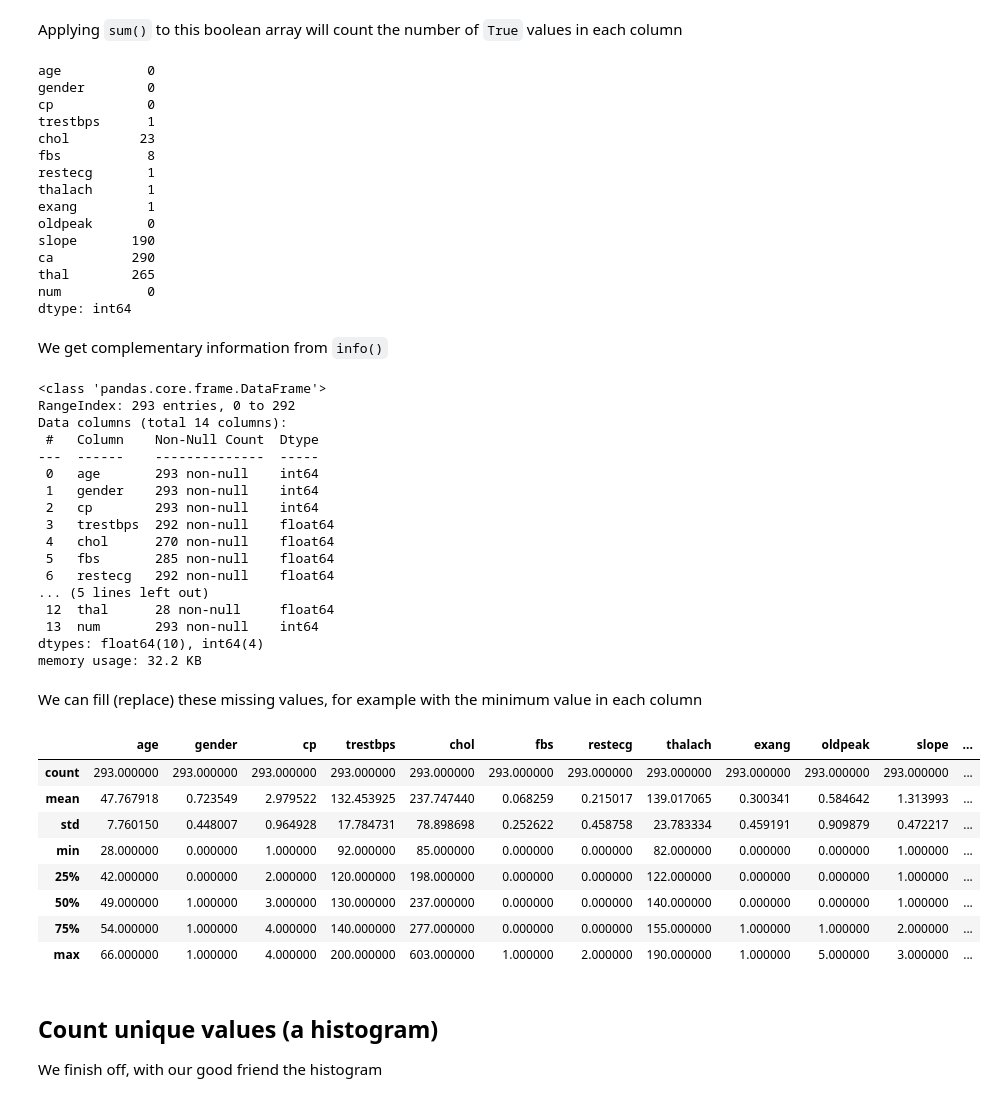
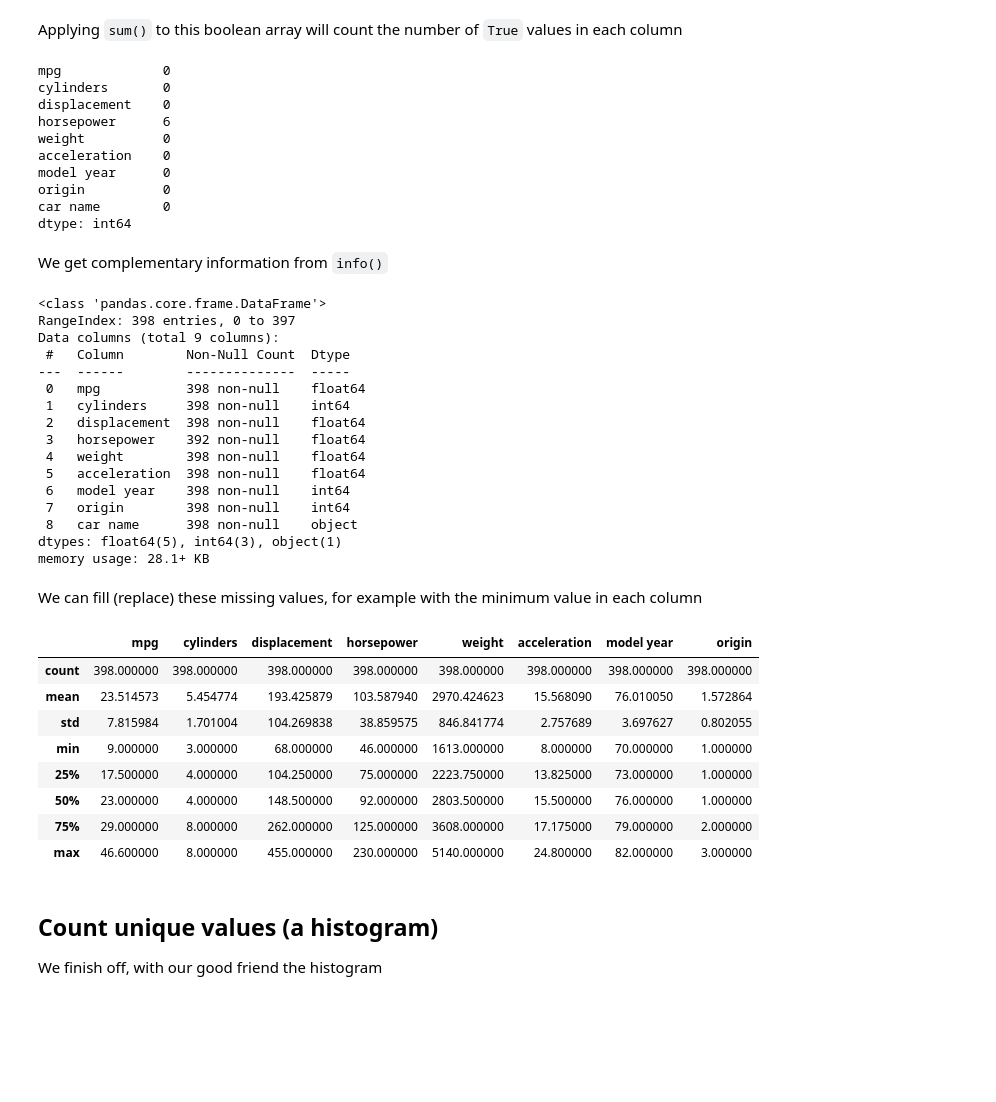
Before and after one commit to ENSF611/lab0-data-and-visualization-review-itadityaa, a Jupyter notebook: lab0-pandas.ipynb, the cells around one changed output. Cells and saved outputs as stored; diff of their text form; code cells hidden in the pictures; blank space fills up the shorter version.

```diff
--- a/lab0-pandas.ipynb
+++ b/lab0-pandas.ipynb
@@ -365,3 +331,5 @@ dtype: object
+# %%
+data = pd.read_csv('C:/Users/imaro/OneDrive/Desktop/ENSF 611/Lab 0/auto-mpg.data', names=column_names, sep=r'\s+', na_values='?')
 # %% [markdown]
 This worked nicely. Now we can describe all columns, meaning printing basic statistics. Note that by default Pandas ignores NaN, whereas Numpy does not.
 # %%
@@ -411,20 +380,15 @@ Applying `sum()` to this boolean array will count the number of `True` values in
 # %%
 data.isnull().sum()
 # %% [output]
-age           0
-gender        0
-cp            0
-trestbps      1
-chol         23
-fbs           8
-restecg       1
-thalach       1
-exang         1
-oldpeak       0
-slope       190
-ca          290
-thal        265
-num           0
+mpg             0
+cylinders       0
+displacement    0
+horsepower      6
+weight          0
+acceleration    0
+model year      0
+origin          0
+car name        0
 dtype: int64
 # %% [markdown]
 We get complementary information from `info()`
@@ -432,36 +396,36 @@ We get complementary information from `info()`
 data.info()
 # %% [output]
 <class 'pandas.core.frame.DataFrame'>
-RangeIndex: 293 entries, 0 to 292
-Data columns (total 14 columns):
- #   Column    Non-Null Count  Dtype
----  ------    --------------  -----
- 0   age       293 non-null    int64
- 1   gender    293 non-null    int64
- 2   cp        293 non-null    int64
- 3   trestbps  292 non-null    float64
- 4   chol      270 non-null    float64
- 5   fbs       285 non-null    float64
- 6   restecg   292 non-null    float64
-... (5 lines left out)
- 12  thal      28 non-null     float64
- 13  num       293 non-null    int64
-dtypes: float64(10), int64(4)
-memory usage: 32.2 KB
+RangeIndex: 398 entries, 0 to 397
+Data columns (total 9 columns):
+ #   Column        Non-Null Count  Dtype
+---  ------        --------------  -----
+ 0   mpg           398 non-null    float64
+ 1   cylinders     398 non-null    int64
+ 2   displacement  398 non-null    float64
+ 3   horsepower    392 non-null    float64
+ 4   weight        398 non-null    float64
+ 5   acceleration  398 non-null    float64
+ 6   model year    398 non-null    int64
+ 7   origin        398 non-null    int64
+ 8   car name      398 non-null    object
+dtypes: float64(5), int64(3), object(1)
+memory usage: 28.1+ KB
 # %% [markdown]
 We can fill (replace) these missing values, for example with the minimum value in each column
 # %%
-data.fillna(data.min()).describe()
+data = data.fillna(data.min())
+data.describe()
 # %% [output]
-|  | age | gender | cp | trestbps | chol | fbs | restecg | thalach | exang | oldpeak | slope | ... |
-| count | 293.000000 | 293.000000 | 293.000000 | 293.000000 | 293.000000 | 293.000000 | 293.000000 | 293.000000 | 293.000000 | 293.000000 | 293.000000 | ... |
-| mean | 47.767918 | 0.723549 | 2.979522 | 132.453925 | 237.747440 | 0.068259 | 0.215017 | 139.017065 | 0.300341 | 0.584642 | 1.313993 | ... |
-| std | 7.760150 | 0.448007 | 0.964928 | 17.784731 | 78.898698 | 0.252622 | 0.458758 | 23.783334 | 0.459191 | 0.909879 | 0.472217 | ... |
-| min | 28.000000 | 0.000000 | 1.000000 | 92.000000 | 85.000000 | 0.000000 | 0.000000 | 82.000000 | 0.000000 | 0.000000 | 1.000000 | ... |
-| 25% | 42.000000 | 0.000000 | 2.000000 | 120.000000 | 198.000000 | 0.000000 | 0.000000 | 122.000000 | 0.000000 | 0.000000 | 1.000000 | ... |
-| 50% | 49.000000 | 1.000000 | 3.000000 | 130.000000 | 237.000000 | 0.000000 | 0.000000 | 140.000000 | 0.000000 | 0.000000 | 1.000000 | ... |
-| 75% | 54.000000 | 1.000000 | 4.000000 | 140.000000 | 277.000000 | 0.000000 | 0.000000 | 155.000000 | 1.000000 | 1.000000 | 2.000000 | ... |
-| max | 66.000000 | 1.000000 | 4.000000 | 200.000000 | 603.000000 | 1.000000 | 2.000000 | 190.000000 | 1.000000 | 5.000000 | 3.000000 | ... |
+|  | mpg | cylinders | displacement | horsepower | weight | acceleration | model year | origin |
+| count | 398.000000 | 398.000000 | 398.000000 | 398.000000 | 398.000000 | 398.000000 | 398.000000 | 398.000000 |
+| mean | 23.514573 | 5.454774 | 193.425879 | 103.587940 | 2970.424623 | 15.568090 | 76.010050 | 1.572864 |
+| std | 7.815984 | 1.701004 | 104.269838 | 38.859575 | 846.841774 | 2.757689 | 3.697627 | 0.802055 |
+| min | 9.000000 | 3.000000 | 68.000000 | 46.000000 | 1613.000000 | 8.000000 | 70.000000 | 1.000000 |
+| 25% | 17.500000 | 4.000000 | 104.250000 | 75.000000 | 2223.750000 | 13.825000 | 73.000000 | 1.000000 |
+| 50% | 23.000000 | 4.000000 | 148.500000 | 92.000000 | 2803.500000 | 15.500000 | 76.000000 | 1.000000 |
+| 75% | 29.000000 | 8.000000 | 262.000000 | 125.000000 | 3608.000000 | 17.175000 | 79.000000 | 2.000000 |
+| max | 46.600000 | 8.000000 | 455.000000 | 230.000000 | 5140.000000 | 24.800000 | 82.000000 | 3.000000 |
 # %% [markdown]
 ## Count unique values (a histogram)
 
```
Also changed, not shown: parts of 6 cells of this notebook.
